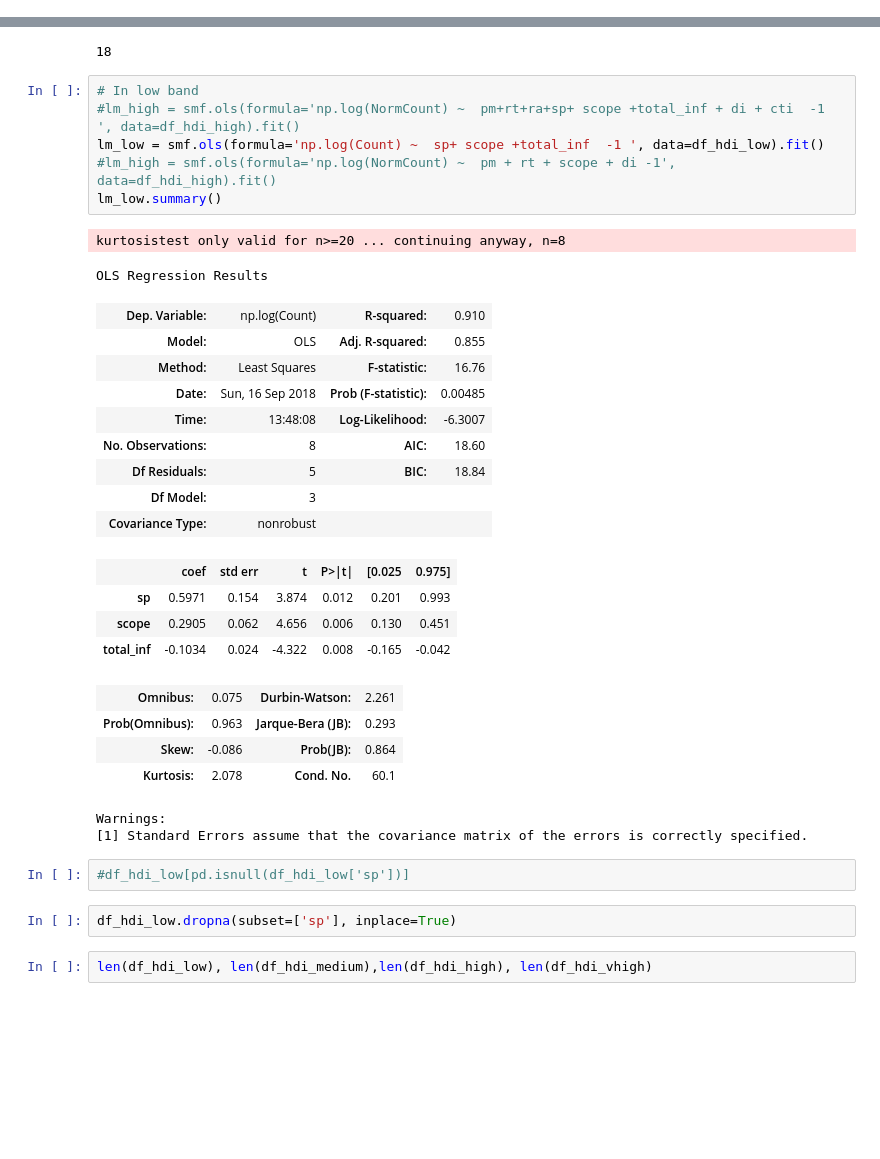
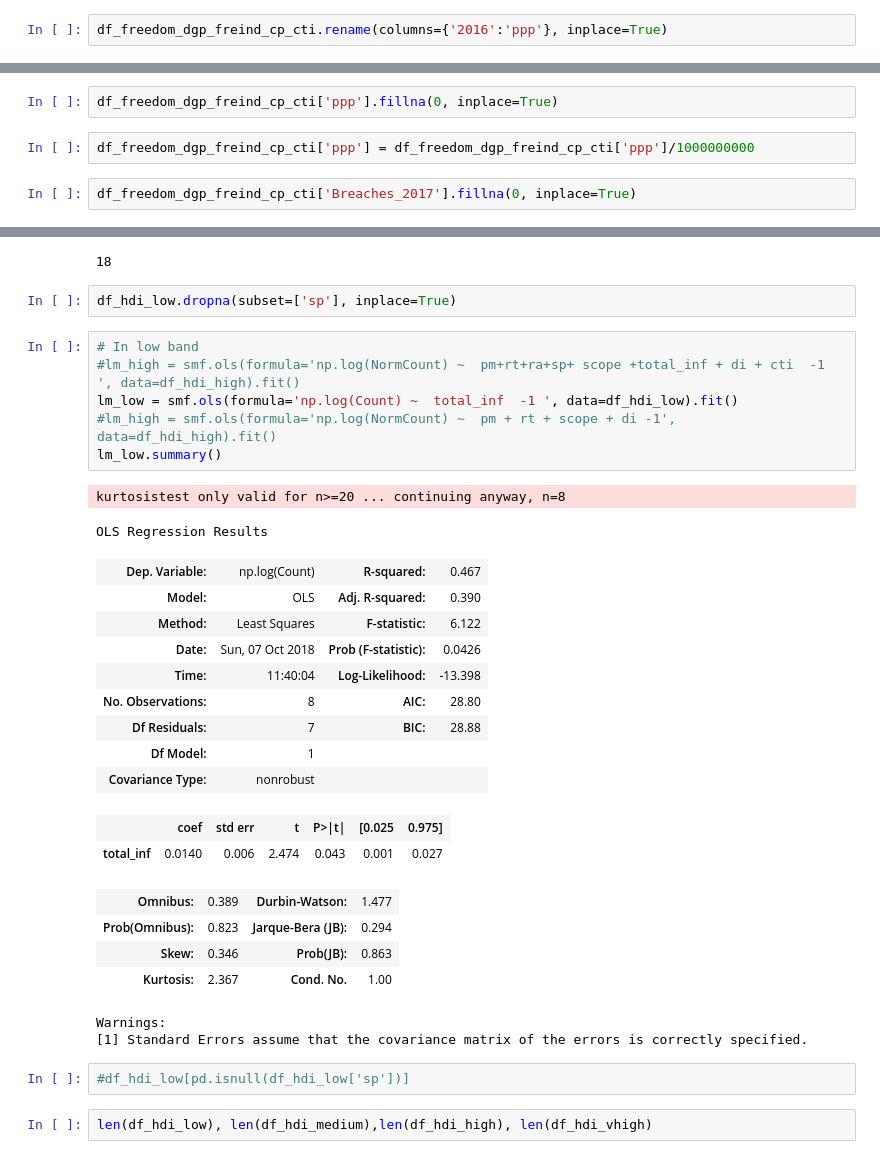
Before and after one commit to tetyanaloskutova/DAUtilites, a Jupyter notebook: CorruptionCasesAPLU.ipynb, the cells around one changed output, grey strips where cells are left out. Cells and saved outputs as stored; diff of their text form; blank space fills up the shorter version.

Commit message:
Updated to combine both models

```diff
--- a/CorruptionCasesAPLU.ipynb
+++ b/CorruptionCasesAPLU.ipynb
@@ -48,0 +63,2 @@ df_freedom_dgp_freind_cp_cti
+# %%
+df_freedom_dgp_freind_cp_cti.rename(columns={'2016':'ppp'}, inplace=True)
@@ -48,0 +78,6 @@ df_freedom_dgp_freind_cp_cti
+# %%
+df_freedom_dgp_freind_cp_cti['ppp'].fillna(0, inplace=True)
+# %%
+df_freedom_dgp_freind_cp_cti['ppp'] = df_freedom_dgp_freind_cp_cti['ppp']/1000000000
+# %%
+df_freedom_dgp_freind_cp_cti['Breaches_2017'].fillna(0, inplace=True)
@@ -603,38 +712,36 @@ df_hdi_low =  df_hdi_with_all[df_hdi_with_all['HDIGroup'] == 'low']
 len(df_hdi_low)
 # %% [output]
 18
+# %%
+df_hdi_low.dropna(subset=['sp'], inplace=True)
 # %%
 # In low band
 #lm_high = smf.ols(formula='np.log(NormCount) ~  pm+rt+ra+sp+ scope +total_inf + di + cti  -1 ', data=df_hdi_high).fit()
-lm_low = smf.ols(formula='np.log(Count) ~  sp+ scope +total_inf  -1 ', data=df_hdi_low).fit()
+lm_low = smf.ols(formula='np.log(Count) ~  total_inf  -1 ', data=df_hdi_low).fit()
 #lm_high = smf.ols(formula='np.log(NormCount) ~  pm + rt + scope + di -1', data=df_hdi_high).fit()
 lm_low.summary()
 # %% [output]
 kurtosistest only valid for n>=20 ... continuing anyway, n=8
 OLS Regression Results
-| Dep. Variable: | np.log(Count) | R-squared: | 0.910 |
-| Model: | OLS | Adj. R-squared: | 0.855 |
-| Method: | Least Squares | F-statistic: | 16.76 |
-| Date: | Sun, 16 Sep 2018 | Prob (F-statistic): | 0.00485 |
-| Time: | 13:48:08 | Log-Likelihood: | -6.3007 |
-| No. Observations: | 8 | AIC: | 18.60 |
-| Df Residuals: | 5 | BIC: | 18.84 |
-| Df Model: | 3 |  |  |
+| Dep. Variable: | np.log(Count) | R-squared: | 0.467 |
+| Model: | OLS | Adj. R-squared: | 0.390 |
+| Method: | Least Squares | F-statistic: | 6.122 |
+| Date: | Sun, 07 Oct 2018 | Prob (F-statistic): | 0.0426 |
+| Time: | 11:40:04 | Log-Likelihood: | -13.398 |
+| No. Observations: | 8 | AIC: | 28.80 |
+| Df Residuals: | 7 | BIC: | 28.88 |
+| Df Model: | 1 |  |  |
 | Covariance Type: | nonrobust |  |  |
 |  | coef | std err | t | P>|t| | [0.025 | 0.975] |
-| sp | 0.5971 | 0.154 | 3.874 | 0.012 | 0.201 | 0.993 |
-| scope | 0.2905 | 0.062 | 4.656 | 0.006 | 0.130 | 0.451 |
-| total_inf | -0.1034 | 0.024 | -4.322 | 0.008 | -0.165 | -0.042 |
+| total_inf | 0.0140 | 0.006 | 2.474 | 0.043 | 0.001 | 0.027 |
-| Omnibus: | 0.075 | Durbin-Watson: | 2.261 |
-| Prob(Omnibus): | 0.963 | Jarque-Bera (JB): | 0.293 |
-| Skew: | -0.086 | Prob(JB): | 0.864 |
-| Kurtosis: | 2.078 | Cond. No. | 60.1 |
+| Omnibus: | 0.389 | Durbin-Watson: | 1.477 |
+| Prob(Omnibus): | 0.823 | Jarque-Bera (JB): | 0.294 |
+| Skew: | 0.346 | Prob(JB): | 0.863 |
+| Kurtosis: | 2.367 | Cond. No. | 1.00 |
 Warnings:
 [1] Standard Errors assume that the covariance matrix of the errors is correctly specified.
 # %%
 #df_hdi_low[pd.isnull(df_hdi_low['sp'])]
-# %%
-df_hdi_low.dropna(subset=['sp'], inplace=True)
 # %%
 len(df_hdi_low), len(df_hdi_medium),len(df_hdi_high), len(df_hdi_vhigh)
 # %% [output]
```
Also changed, not shown: parts of 39 cells of this notebook.
